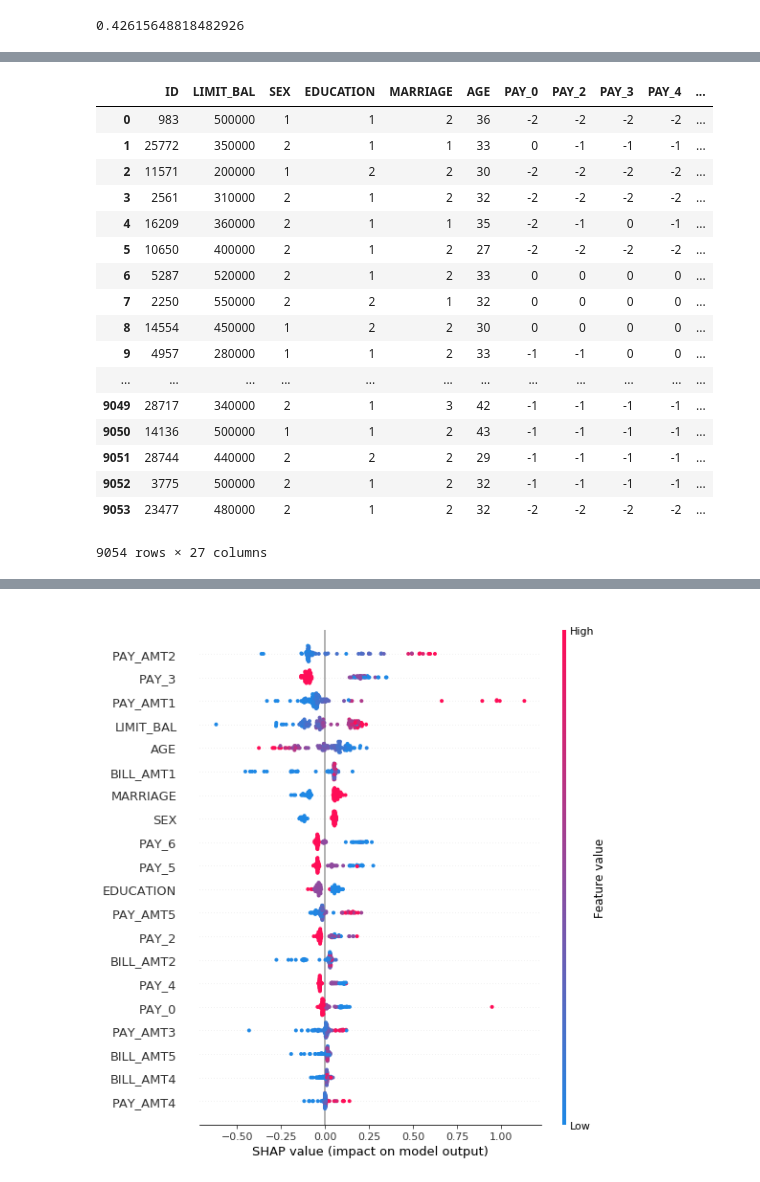
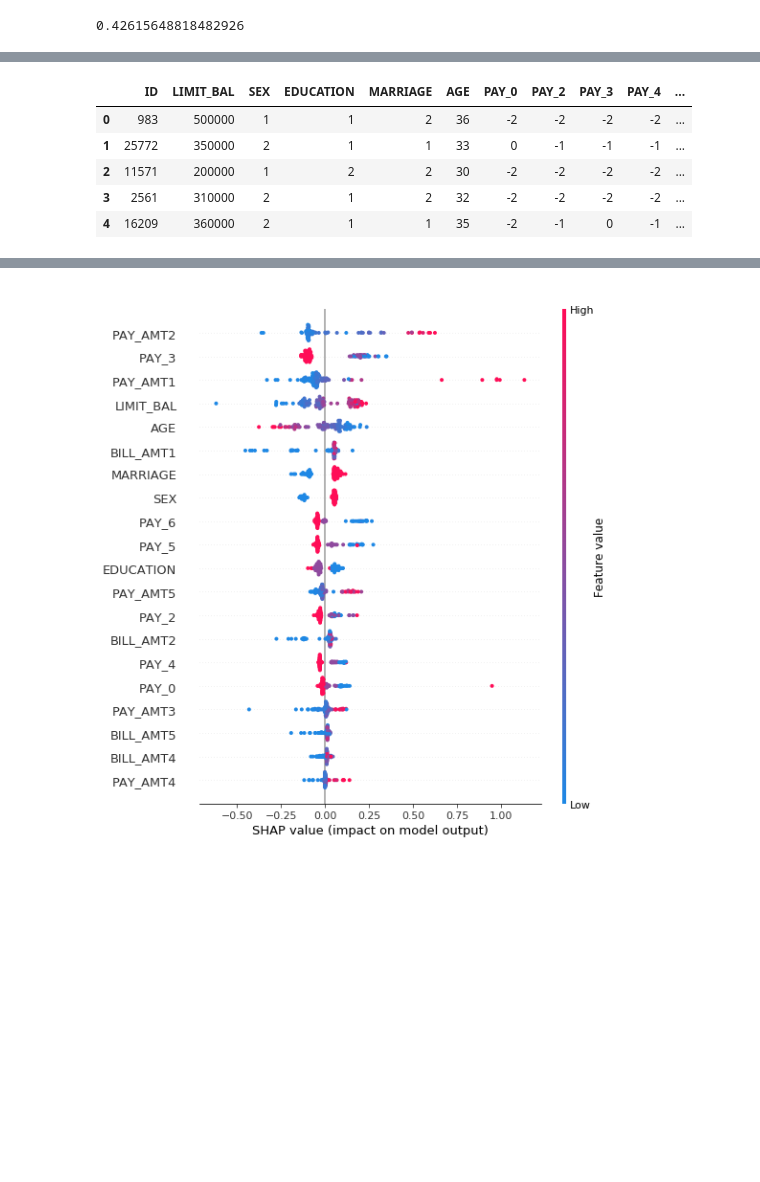
Before and after one commit to jphall663/interpretable_machine_learning_with_python, a Jupyter notebook: pdp_dt_surr_res_shap_loss.ipynb, the cells around one changed output, grey strips where cells are left out. Cells and saved outputs as stored; diff of their text form; code cells hidden in the pictures; blank space fills up the shorter version.

```diff
--- a/pdp_dt_surr_res_shap_loss.ipynb
+++ b/pdp_dt_surr_res_shap_loss.ipynb
@@ -255,22 +251,10 @@ _ = ax_.legend(loc=1) # legend
 # %%
 test_yhat_sorted = test_yhat.sort_values(by='r_DEFAULT_NEXT_MONTH', ascending=False).reset_index(drop=True)
-test_yhat_sorted
+test_yhat_sorted.head()
 # %% [output]
 |  | ID | LIMIT_BAL | SEX | EDUCATION | MARRIAGE | AGE | PAY_0 | PAY_2 | PAY_3 | PAY_4 | ... |
 | 0 | 983 | 500000 | 1 | 1 | 2 | 36 | -2 | -2 | -2 | -2 | ... |
 | 1 | 25772 | 350000 | 2 | 1 | 1 | 33 | 0 | -1 | -1 | -1 | ... |
 | 2 | 11571 | 200000 | 1 | 2 | 2 | 30 | -2 | -2 | -2 | -2 | ... |
 | 3 | 2561 | 310000 | 2 | 1 | 2 | 32 | -2 | -2 | -2 | -2 | ... |
 | 4 | 16209 | 360000 | 2 | 1 | 1 | 35 | -2 | -1 | 0 | -1 | ... |
-| 5 | 10650 | 400000 | 2 | 1 | 2 | 27 | -2 | -2 | -2 | -2 | ... |
-| 6 | 5287 | 520000 | 2 | 1 | 2 | 33 | 0 | 0 | 0 | 0 | ... |
-| 7 | 2250 | 550000 | 2 | 2 | 1 | 32 | 0 | 0 | 0 | 0 | ... |
-| 8 | 14554 | 450000 | 1 | 2 | 2 | 30 | 0 | 0 | 0 | 0 | ... |
-| 9 | 4957 | 280000 | 1 | 1 | 2 | 33 | -1 | -1 | 0 | 0 | ... |
-| ... | ... | ... | ... | ... | ... | ... | ... | ... | ... | ... | ... |
-| 9049 | 28717 | 340000 | 2 | 1 | 3 | 42 | -1 | -1 | -1 | -1 | ... |
-| 9050 | 14136 | 500000 | 1 | 1 | 2 | 43 | -1 | -1 | -1 | -1 | ... |
-| 9051 | 28744 | 440000 | 2 | 2 | 2 | 29 | -1 | -1 | -1 | -1 | ... |
-| 9052 | 3775 | 500000 | 2 | 1 | 2 | 32 | -1 | -1 | -1 | -1 | ... |
-| 9053 | 23477 | 480000 | 2 | 1 | 2 | 32 | -2 | -2 | -2 | -2 | ... |
-9054 rows × 27 columns
```
Also changed, not shown: parts of 32 cells of this notebook, 2 other files.
